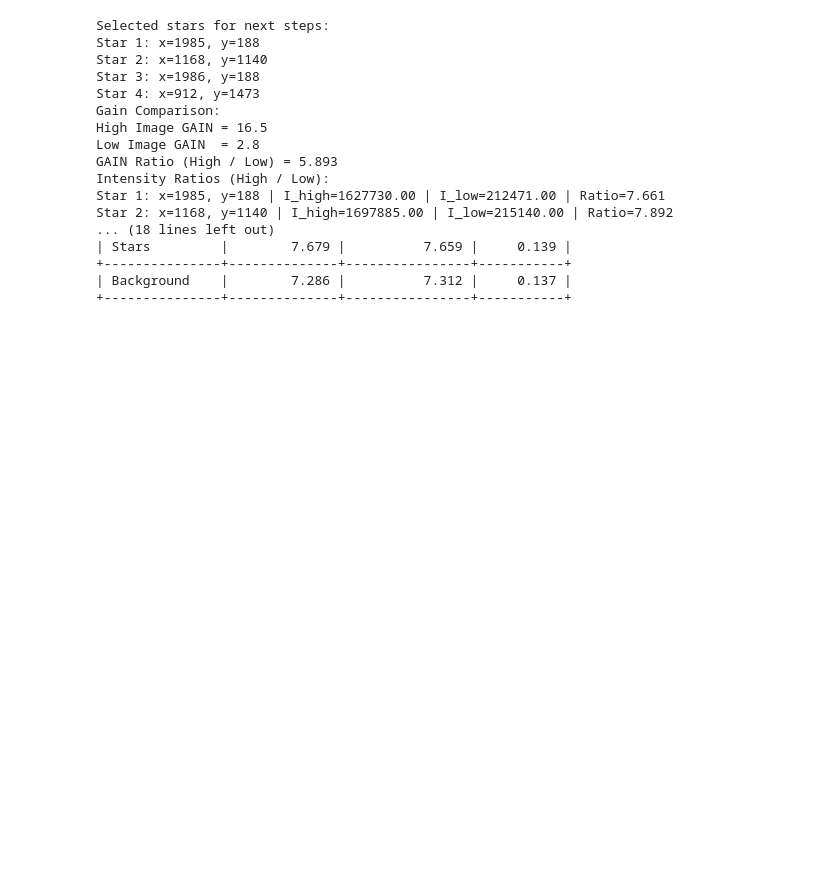
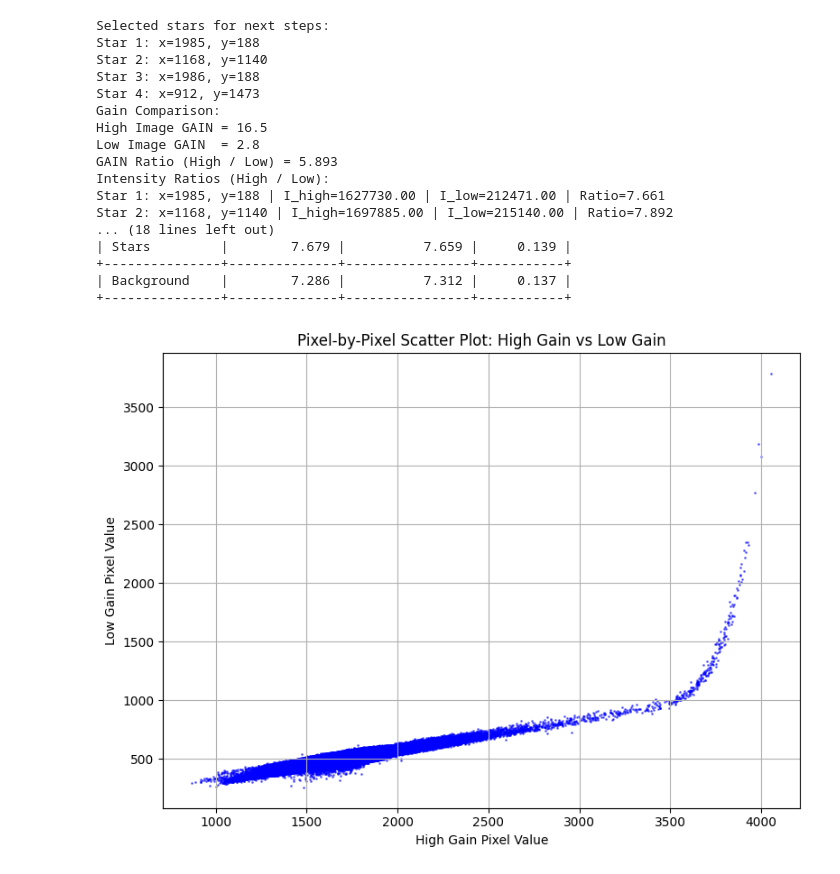
Before and after one commit to Aysikal/Exposure-Time-Calculator, a Jupyter notebook: Highs-and-Lows.ipynb, the cells around one changed output. Cells and saved outputs as stored; diff of their text form; code cells hidden in the pictures; blank space fills up the shorter version.

```diff
--- a/Highs-and-Lows.ipynb
+++ b/Highs-and-Lows.ipynb
@@ -252,3 +252,36 @@ Star 2: x=1168, y=1140 | I_high=1697885.00 | I_low=215140.00 | Ratio=7.892
 +---------------+--------------+----------------+-----------+
 | Background    |        7.286 |          7.312 |     0.137 |
 +---------------+--------------+----------------+-----------+
+# %%
+import numpy as np
+import matplotlib.pyplot as plt
+from astropy.io import fits
+
+# Load FITS files
+high_gain_file = r"C:\Users\AYSAN\Desktop\project\INO\ETC\Highs and Lows\g\area92_g_low14_high16.5_2025_10_08_2x2_exp00.00.20.000_000001_High_1.fit"
+low_gain_file = r"C:\Users\AYSAN\Desktop\project\INO\ETC\Highs and Lows\g\area92_g_low14_high16.5_2025_10_08_2x2_exp00.00.20.000_000001_Low_1.fit"
+
+# Read data from FITS files
+high_data = fits.getdata(high_gain_file)
+low_data = fits.getdata(low_gain_file)
+
+# Flatten the arrays
+high_flat = high_data.flatten()
+low_flat = low_data.flatten()
+
+# Filter out invalid values (e.g., NaNs, infs)
+mask = np.isfinite(high_flat) & np.isfinite(low_flat)
+high_valid = high_flat[mask]
+low_valid = low_flat[mask]
+
+# Scatter plot
+plt.figure(figsize=(8, 6))
+plt.scatter(high_valid, low_valid, s=1, alpha=0.5, color='blue')
+plt.xlabel('High Gain Pixel Value')
+plt.ylabel('Low Gain Pixel Value')
+plt.title('Pixel-by-Pixel Scatter Plot: High Gain vs Low Gain')
+plt.grid(True)
+plt.tight_layout()
+plt.show()
+# %% [output]
+[figure, added]
```
Also changed, not shown: parts of 2 cells of this notebook, 2 other files.
